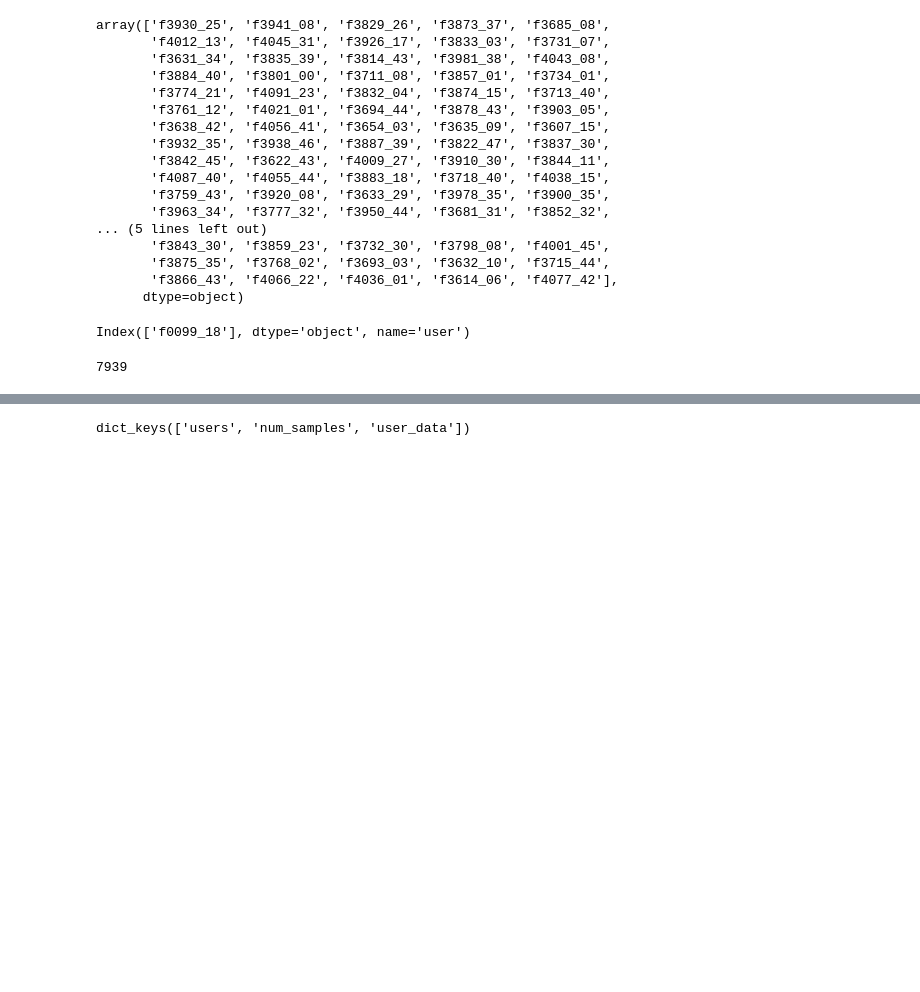
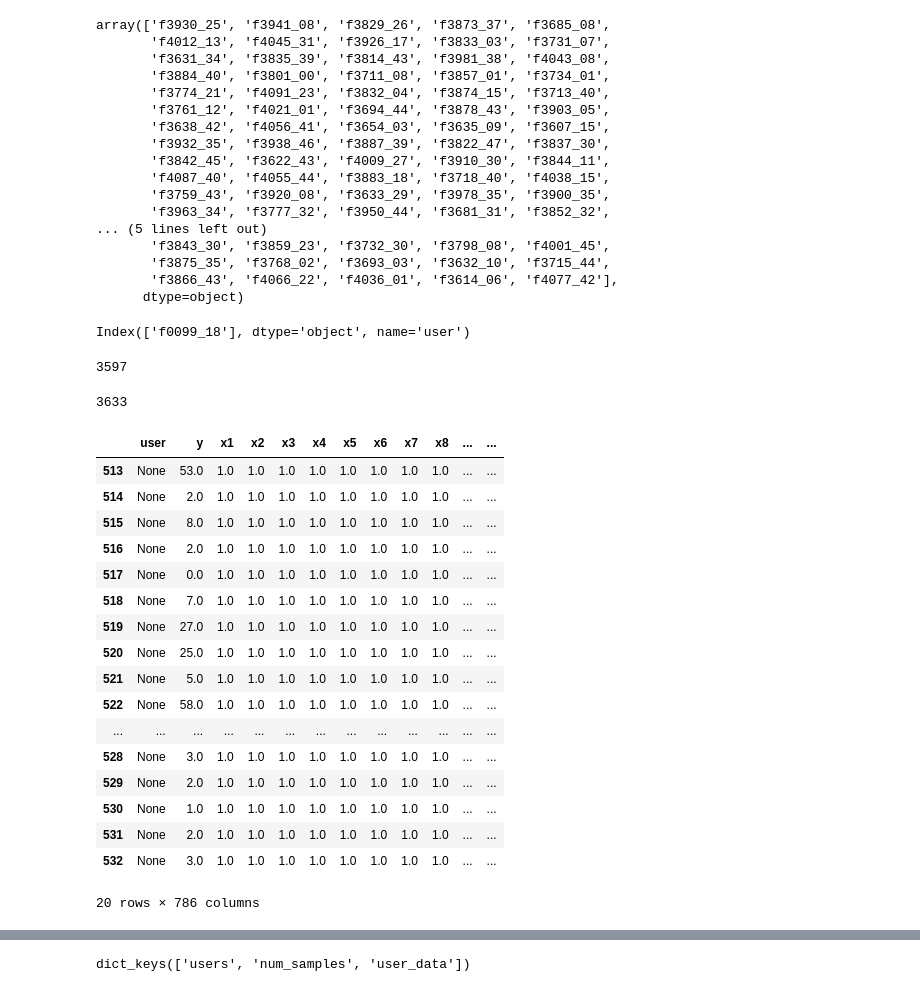
Before and after one commit to RicoBorra/FederatedLearningProject, a Jupyter notebook: data/femnist/dataset_to_parquet.ipynb, the cells around one changed output, grey strips where cells are left out. Cells and saved outputs as stored; diff of their text form; code cells hidden in the pictures; blank space fills up the shorter version.

```diff
--- a/data/femnist/dataset_to_parquet.ipynb
+++ b/data/femnist/dataset_to_parquet.ipynb
@@ -225,12 +225,69 @@ import pandas as pd
 
 tot = 0
 
-for i in range(35):
-    path = os.path.join(os.getcwd(), 'data', 'prova_parquet', f"all_data_{i}.parquet")
+subdir = os.path.join(os.getcwd(), 'data', 'niid/sampled_data')
+files = os.listdir(subdir)
+files = [f for f in files if f.endswith('.parquet')]
+
+for f in files:
+    path = os.path.join(subdir, f)
 
     df = pd.read_parquet(path=path)
-    tot += len(df)
+    tot += len(df['user'].unique())
 
 tot
 # %% [output]
-7939
+3597
+# %%
+import os
+import pandas as pd
+
+tot = 0
+
+subdir = os.path.join(os.getcwd(), 'data', 'iid/sampled_data')
+files = os.listdir(subdir)
+files = [f for f in files if f.endswith('.parquet')]
+
+for f in files:
+    path = os.path.join(subdir, f)
+
+    df = pd.read_parquet(path=path)
+    tot += len(df['user'].unique())
+
+tot
+# %% [output]
+3633
+# %%
+import os
+import pandas as pd
+
+tot = 0
+
+subdir = os.path.join(os.getcwd(), 'data', 'iid/sampled_data')
+files = os.listdir(subdir)
+files = [f for f in files if f.endswith('.parquet')]
+
+path = os.path.join(subdir, files[0])
+df = pd.read_parquet(path=path)
+test = df[513:533]
+# %%
+test
+# %% [output]
+|  | user | y | x1 | x2 | x3 | x4 | x5 | x6 | x7 | x8 | ... | ... |
+| 513 | None | 53.0 | 1.0 | 1.0 | 1.0 | 1.0 | 1.0 | 1.0 | 1.0 | 1.0 | ... | ... |
+| 514 | None | 2.0 | 1.0 | 1.0 | 1.0 | 1.0 | 1.0 | 1.0 | 1.0 | 1.0 | ... | ... |
+| 515 | None | 8.0 | 1.0 | 1.0 | 1.0 | 1.0 | 1.0 | 1.0 | 1.0 | 1.0 | ... | ... |
+| 516 | None | 2.0 | 1.0 | 1.0 | 1.0 | 1.0 | 1.0 | 1.0 | 1.0 | 1.0 | ... | ... |
+| 517 | None | 0.0 | 1.0 | 1.0 | 1.0 | 1.0 | 1.0 | 1.0 | 1.0 | 1.0 | ... | ... |
+| 518 | None | 7.0 | 1.0 | 1.0 | 1.0 | 1.0 | 1.0 | 1.0 | 1.0 | 1.0 | ... | ... |
+| 519 | None | 27.0 | 1.0 | 1.0 | 1.0 | 1.0 | 1.0 | 1.0 | 1.0 | 1.0 | ... | ... |
+| 520 | None | 25.0 | 1.0 | 1.0 | 1.0 | 1.0 | 1.0 | 1.0 | 1.0 | 1.0 | ... | ... |
+| 521 | None | 5.0 | 1.0 | 1.0 | 1.0 | 1.0 | 1.0 | 1.0 | 1.0 | 1.0 | ... | ... |
+| 522 | None | 58.0 | 1.0 | 1.0 | 1.0 | 1.0 | 1.0 | 1.0 | 1.0 | 1.0 | ... | ... |
+| ... | ... | ... | ... | ... | ... | ... | ... | ... | ... | ... | ... | ... |
+| 528 | None | 3.0 | 1.0 | 1.0 | 1.0 | 1.0 | 1.0 | 1.0 | 1.0 | 1.0 | ... | ... |
+| 529 | None | 2.0 | 1.0 | 1.0 | 1.0 | 1.0 | 1.0 | 1.0 | 1.0 | 1.0 | ... | ... |
+| 530 | None | 1.0 | 1.0 | 1.0 | 1.0 | 1.0 | 1.0 | 1.0 | 1.0 | 1.0 | ... | ... |
+| 531 | None | 2.0 | 1.0 | 1.0 | 1.0 | 1.0 | 1.0 | 1.0 | 1.0 | 1.0 | ... | ... |
+| 532 | None | 3.0 | 1.0 | 1.0 | 1.0 | 1.0 | 1.0 | 1.0 | 1.0 | 1.0 | ... | ... |
+20 rows × 786 columns
```
Also changed, not shown: parts of 1 cell of this notebook, 2 other files.
